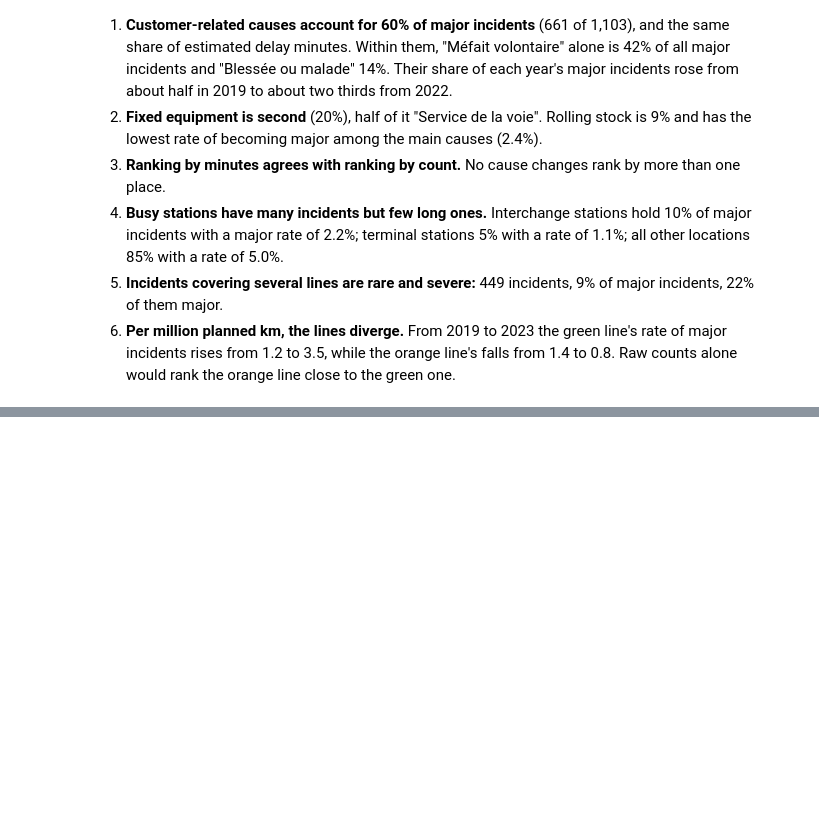
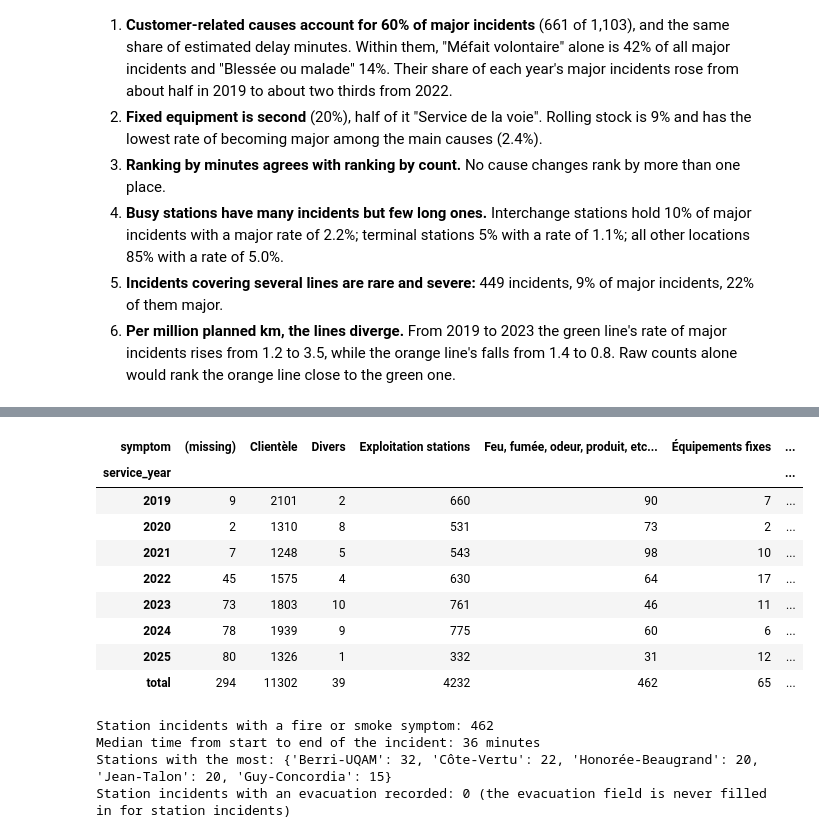
Before and after one commit to elcine/DS_challenge, a Jupyter notebook: notebooks/analysis.ipynb, the cells around one changed output, grey strips where cells are left out. Cells and saved outputs as stored; diff of their text form; code cells hidden in the pictures; blank space fills up the shorter version.

Commit message:
Write README summary, framing, results, recommendations and limitations; add severe-event and station counts
Co-Authored-By: Claude Fable 5.2 <noreply@anthropic.com>

```diff
--- a/notebooks/analysis.ipynb
+++ b/notebooks/analysis.ipynb
@@ -2503,0 +2534,32 @@ Associations in past incidents, not causes.
+# %%
+# Station incidents by symptom and year. They have no service-delay duration
+# (all are in the lowest bin), so they cannot be ranked by severity.
+station = incidents[incidents["incident_type"] == "S"]
+station_by_symptom = pd.crosstab(station["service_year"], station["symptom"].fillna("(missing)"),
+                                 margins=True, margins_name="total")
+station_by_symptom
+# %% [output]
+| symptom | (missing) | Clientèle | Divers | Exploitation stations | Feu, fumée, odeur, produit, etc... | Équipements fixes | ... |
+| service_year |  |  |  |  |  |  | ... |
+| 2019 | 9 | 2101 | 2 | 660 | 90 | 7 | ... |
+| 2020 | 2 | 1310 | 8 | 531 | 73 | 2 | ... |
+| 2021 | 7 | 1248 | 5 | 543 | 98 | 10 | ... |
+| 2022 | 45 | 1575 | 4 | 630 | 64 | 17 | ... |
+| 2023 | 73 | 1803 | 10 | 761 | 46 | 11 | ... |
+| 2024 | 78 | 1939 | 9 | 775 | 60 | 6 | ... |
+| 2025 | 80 | 1326 | 1 | 332 | 31 | 12 | ... |
+| total | 294 | 11302 | 39 | 4232 | 462 | 65 | ... |
+# %%
+# Fire or smoke in stations: how many, where, and how long the incident itself lasted
+# (for station incidents the times describe the incident, not a service delay).
+station_fire = station[station["symptom"].str.startswith("Feu", na=False)]
+print(f"Station incidents with a fire or smoke symptom: {len(station_fire)}")
+print(f"Median time from start to end of the incident: {station_fire['elapsed_minutes'].median():.0f} minutes")
+print("Stations with the most:", station_fire["location"].value_counts().head(5).to_dict())
+print(f"Station incidents with an evacuation recorded: {(station['evacuation'] != 'Aucune').sum()} "
+      "(the evacuation field is never filled in for station incidents)")
+# %% [output]
+Station incidents with a fire or smoke symptom: 462
+Median time from start to end of the incident: 36 minutes
+Stations with the most: {'Berri-UQAM': 32, 'Côte-Vertu': 22, 'Honorée-Beaugrand': 20, 'Jean-Talon': 20, 'Guy-Concordia': 15}
+Station incidents with an evacuation recorded: 0 (the evacuation field is never filled in for station incidents)
```
Also changed, not shown: parts of 2 cells of this notebook, 1 other file.
